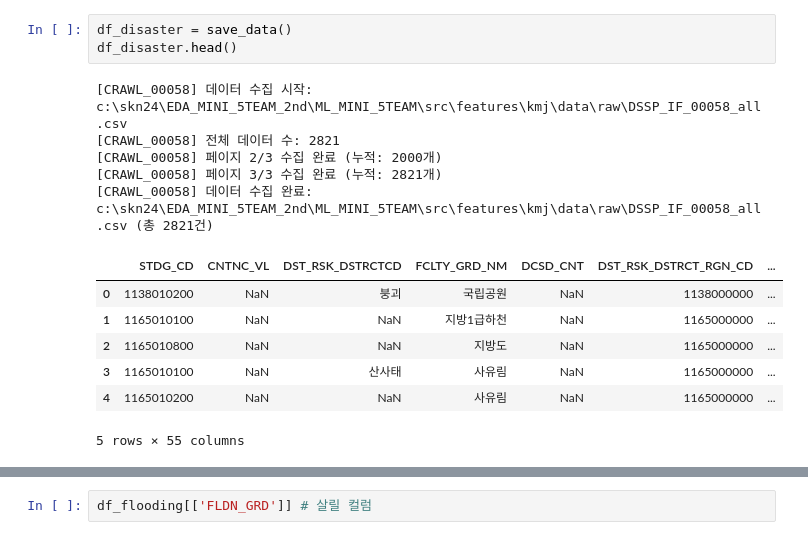
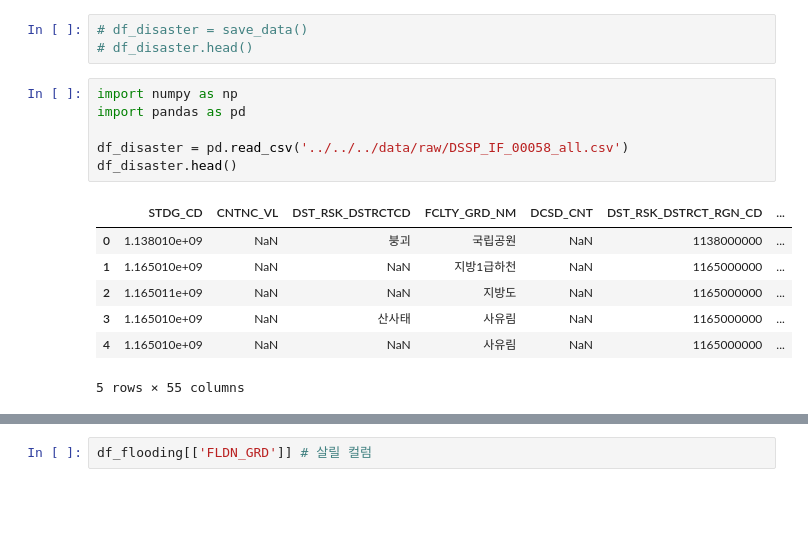
Before and after one commit to Encore-SKN-24/ML_MINI_5TEAM, a Jupyter notebook: src/features/kmj/data.ipynb, the cells around one changed output, grey strips where cells are left out. Drawn from its saved outputs; the diff is of its cells as text; blank space fills up the shorter version.

```diff
--- a/src/features/kmj/data.ipynb
+++ b/src/features/kmj/data.ipynb
@@ -158,17 +148,18 @@ if __name__ == "__main__":
 # %%
-df_disaster = save_data()
-df_disaster.head()
+# df_disaster = save_data()
+# df_disaster.head()
-# %% [output]
-[CRAWL_00058] 데이터 수집 시작: c:\skn24\EDA_MINI_5TEAM_2nd\ML_MINI_5TEAM\src\features\kmj\data\raw\DSSP_IF_00058_all.csv
-[CRAWL_00058] 전체 데이터 수: 2821
-[CRAWL_00058] 페이지 2/3 수집 완료 (누적: 2000개)
-[CRAWL_00058] 페이지 3/3 수집 완료 (누적: 2821개)
-[CRAWL_00058] 데이터 수집 완료: c:\skn24\EDA_MINI_5TEAM_2nd\ML_MINI_5TEAM\src\features\kmj\data\raw\DSSP_IF_00058_all.csv (총 2821건)
-|  | STDG_CD | CNTNC_VL | DST_RSK_DSTRCTCD | FCLTY_GRD_NM | DCSD_CNT | DST_RSK_DSTRCT_RGN_CD | ... |
-| 0 | 1138010200 | NaN | 붕괴 | 국립공원 | NaN | 1138000000 | ... |
-| 1 | 1165010100 | NaN | NaN | 지방1급하천 | NaN | 1165000000 | ... |
-| 2 | 1165010800 | NaN | NaN | 지방도 | NaN | 1165000000 | ... |
-| 3 | 1165010100 | NaN | 산사태 | 사유림 | NaN | 1165000000 | ... |
-| 4 | 1165010200 | NaN | NaN | 사유림 | NaN | 1165000000 | ... |
-5 rows × 55 columns
+# %%
+import numpy as np
+import pandas as pd
+
+df_disaster = pd.read_csv('../../../data/raw/DSSP_IF_00058_all.csv')
+df_disaster.head()
+# %% [output]
+|  | STDG_CD | CNTNC_VL | DST_RSK_DSTRCTCD | FCLTY_GRD_NM | DCSD_CNT | DST_RSK_DSTRCT_RGN_CD | ... |
+| 0 | 1.138010e+09 | NaN | 붕괴 | 국립공원 | NaN | 1138000000 | ... |
+| 1 | 1.165010e+09 | NaN | NaN | 지방1급하천 | NaN | 1165000000 | ... |
+| 2 | 1.165011e+09 | NaN | NaN | 지방도 | NaN | 1165000000 | ... |
+| 3 | 1.165010e+09 | NaN | 산사태 | 사유림 | NaN | 1165000000 | ... |
+| 4 | 1.165010e+09 | NaN | NaN | 사유림 | NaN | 1165000000 | ... |
+5 rows × 55 columns
 # %%
```
Also changed, not shown: parts of 6 cells of this notebook, 2 other files.
